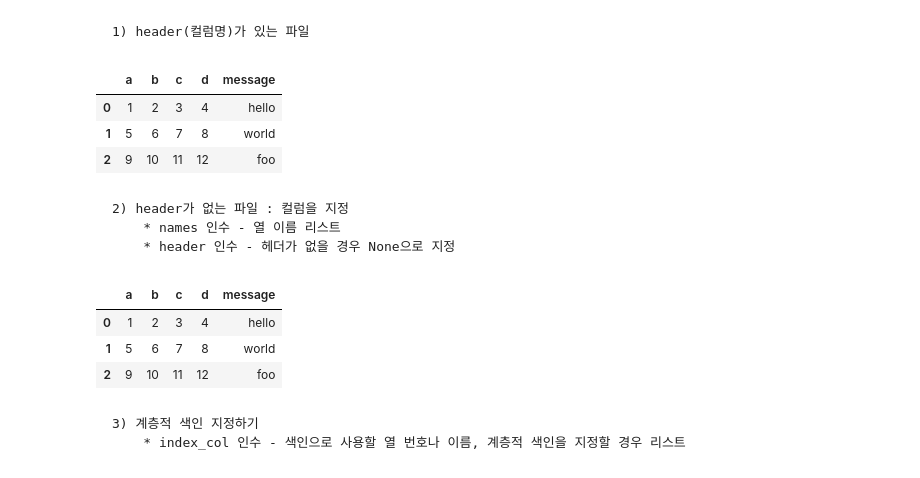
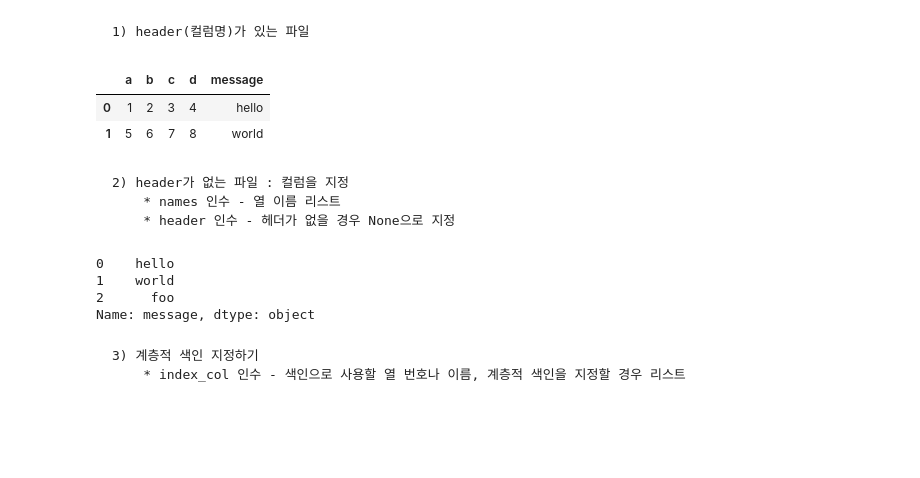
Before and after one commit to wpcks99/python_basic_3, a Jupyter notebook: ch06_updated_class.ipynb, the cells around one changed output. Cells and saved outputs as stored; diff of their text form; code cells hidden in the pictures; blank space fills up the shorter version.

```diff
--- a/ch06_updated_class.ipynb
+++ b/ch06_updated_class.ipynb
@@ -3,11 +3,13 @@
 # %%
 import numpy as np
 import pandas as pd
+from pandas import DataFrame, Series
 np.random.seed(12345)
 import matplotlib.pyplot as plt
 plt.rc("figure", figsize=(10, 6))
 pd.options.display.max_colwidth = 75
 pd.options.display.max_columns = 20
+pd.options.display.max_rows = 10
 np.set_printoptions(precision=4, suppress=True)
 plt.rcParams["font.family"] = 'Malgun Gothic'
 # %% [markdown]
@@ -21,26 +23,26 @@ plt.rcParams["font.family"] = 'Malgun Gothic'
 # %%
 #!cat examples/ex1.csv
 
 df = pd.read_csv("examples/ex1.csv") # 데이터프레임으로 반환
-df
+df.head(2)
 # %% [output]
 |  | a | b | c | d | message |
 | 0 | 1 | 2 | 3 | 4 | hello |
 | 1 | 5 | 6 | 7 | 8 | world |
-| 2 | 9 | 10 | 11 | 12 | foo |
 # %% [markdown]
     2) header가 없는 파일 : 컬럼을 지정
         * names 인수 - 열 이름 리스트
         * header 인수 - 헤더가 없을 경우 None으로 지정
 # %%
-# !cat examples/ex2.csv
+#!cat examples/ex2.csv
 names = ["a", "b", "c", "d", "message"]
-pd.read_csv("examples/ex2.csv", names=names)
+data = pd.read_csv("examples/ex2.csv", names=names)
+data['message'] # Series
 # %% [output]
-|  | a | b | c | d | message |
-| 0 | 1 | 2 | 3 | 4 | hello |
-| 1 | 5 | 6 | 7 | 8 | world |
-| 2 | 9 | 10 | 11 | 12 | foo |
+0    hello
+1    world
+2      foo
+Name: message, dtype: object
 # %% [markdown]
     3) 계층적 색인 지정하기
         * index_col 인수 - 색인으로 사용할 열 번호나 이름, 계층적 색인을 지정할 경우 리스트
```
Also changed, not shown: parts of 34 cells of this notebook, 8 other files.
